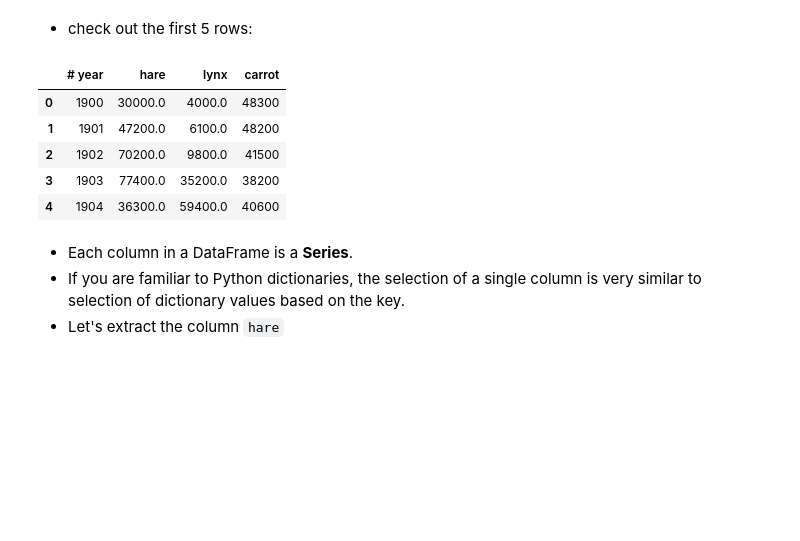
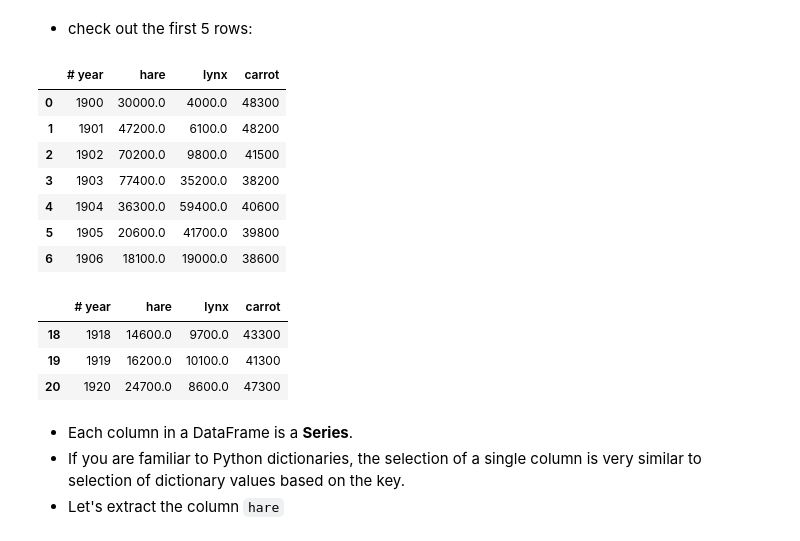
Before and after one commit to gob1thaasan/ScientificComputingWithPython, a Jupyter notebook: NotebookLectures/Chapter3Part3.ipynb, the cells around one changed output. Saved outputs shown, nothing was run; the diff lists cells and outputs as text; code cells hidden in the pictures; blank space fills up the shorter version.

```diff
--- a/NotebookLectures/Chapter3Part3.ipynb
+++ b/NotebookLectures/Chapter3Part3.ipynb
@@ -850,14 +865,23 @@ memory usage: 800.0 bytes
 # %% [markdown]
 - check out the first 5 rows:
 # %%
-populations.head(5)
+populations.head(7)
 # %% [output]
 |  | # year | hare | lynx | carrot |
 | 0 | 1900 | 30000.0 | 4000.0 | 48300 |
 | 1 | 1901 | 47200.0 | 6100.0 | 48200 |
 | 2 | 1902 | 70200.0 | 9800.0 | 41500 |
 | 3 | 1903 | 77400.0 | 35200.0 | 38200 |
 | 4 | 1904 | 36300.0 | 59400.0 | 40600 |
+| 5 | 1905 | 20600.0 | 41700.0 | 39800 |
+| 6 | 1906 | 18100.0 | 19000.0 | 38600 |
+# %%
+populations.tail(3)
+# %% [output]
+|  | # year | hare | lynx | carrot |
+| 18 | 1918 | 14600.0 | 9700.0 | 43300 |
+| 19 | 1919 | 16200.0 | 10100.0 | 41300 |
+| 20 | 1920 | 24700.0 | 8600.0 | 47300 |
 # %% [markdown]
 - Each column in a DataFrame is a **Series**.
 - If you are familiar to Python dictionaries, the selection of a single column is very similar to selection of dictionary values based on the key.
```
Also changed, not shown: parts of 31 cells of this notebook.
